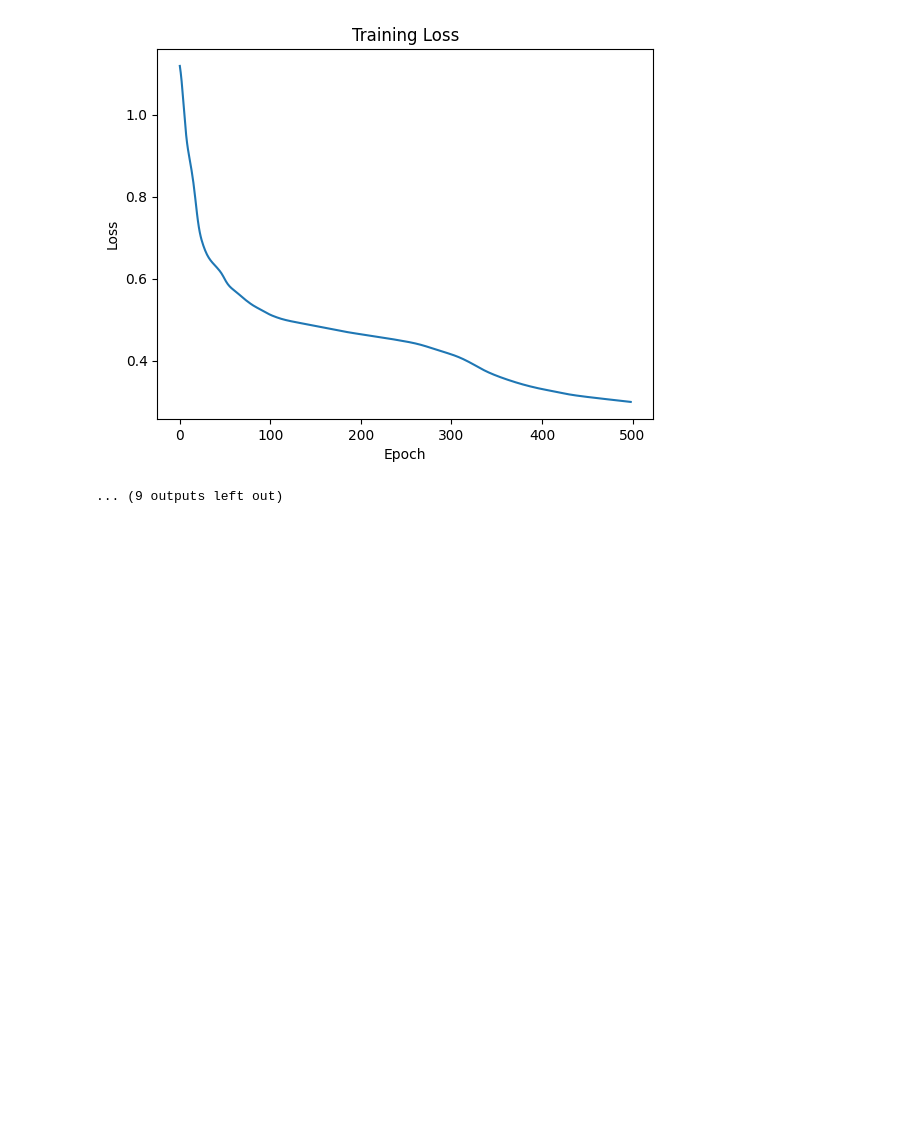
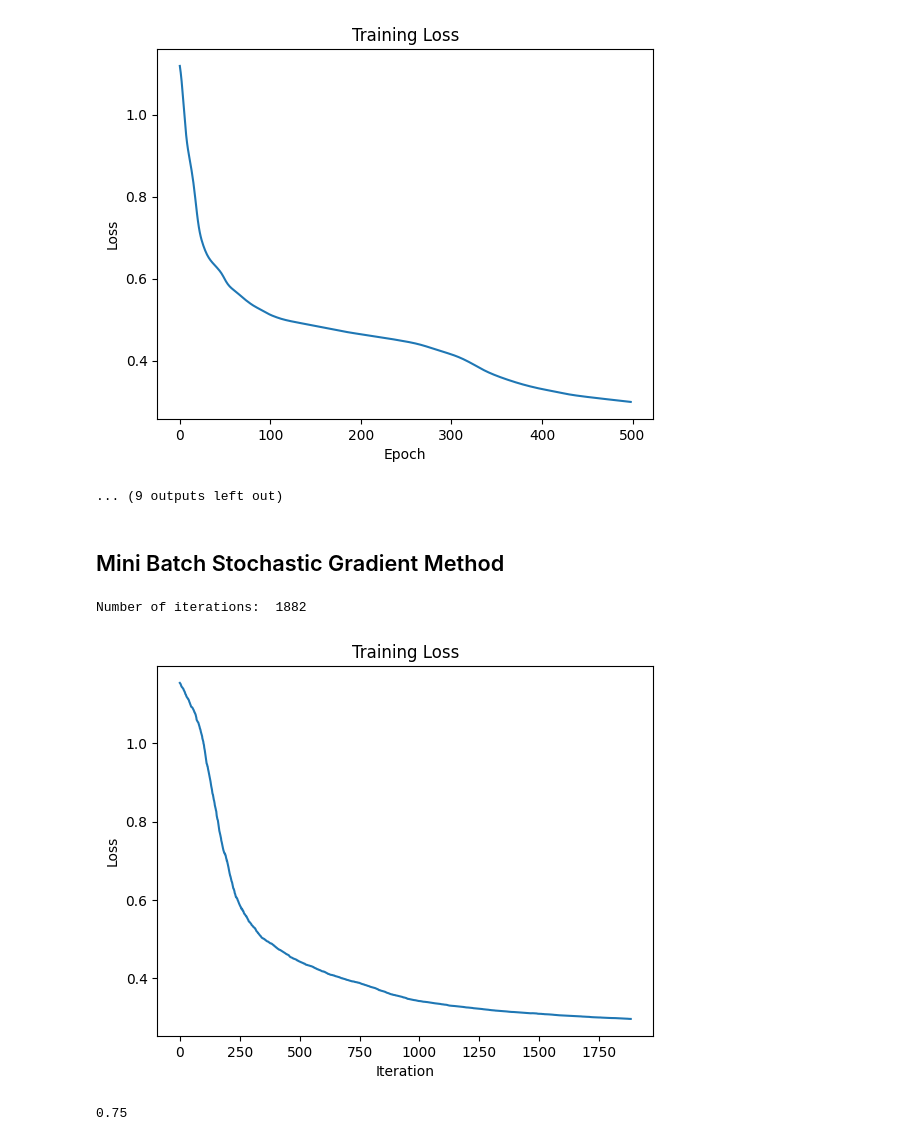
Before and after one commit to ksananth4424/ML_IISc, a Jupyter notebook: Gunnar_Ratsch/diabetis.ipynb, the cells around one changed output. Cells and saved outputs as stored; diff of their text form; code cells hidden in the pictures; blank space fills up the shorter version.

```diff
--- a/Gunnar_Ratsch/diabetis.ipynb
+++ b/Gunnar_Ratsch/diabetis.ipynb
@@ -484,3 +411,43 @@ Elapsed time:  7.3125
 Elapsed time:  7.28125
 [figure]
 ... (9 outputs left out)
+# %% [markdown]
+## Mini Batch Stochastic Gradient Method
+# %%
+net = Network([8, 16, 1], cost=QuadraticCost, func=Tanh)
+n = diabetis_y_train.size
+k = n//10
+iterations = 0
+losses = []
+previous_loss = 0
+# np.random.seed(42)
+while True:
+    random_seed = random.randint(0, n)
+    np.random.seed(random_seed)
+    indices = np.random.choice(n, k, replace=True)
+    X_train = diabetis_X_train[indices]
+    y_train = diabetis_y_train[indices]
+    training_inputs = [np.reshape(x, (len(x), 1)) for x in X_train]
+    training_results = [np.reshape(y, (1, 1)) for y in y_train]
+    training_data = list(zip(training_inputs, training_results))
+
+    net.train(training_data, 1, 0.02)
+    temp = Network.loss(net, diabetis_training_data)
+    losses.append(temp)
+    if abs(temp - previous_loss) < 1e-7 or iterations == 8000:
+        break
+    previous_loss = temp
+    iterations += 1
+
+print("Number of iterations: ", iterations)
+plt.figure()
+plt.plot(losses)
+plt.xlabel('Iteration')
+plt.ylabel('Loss')
+plt.title('Training Loss')
+plt.show()
+net.test(diabetis_test_data)
+# %% [output]
+Number of iterations:  1882
+[figure, added]
+0.75
```
Also changed, not shown: parts of 2 cells of this notebook, 4 other files.
